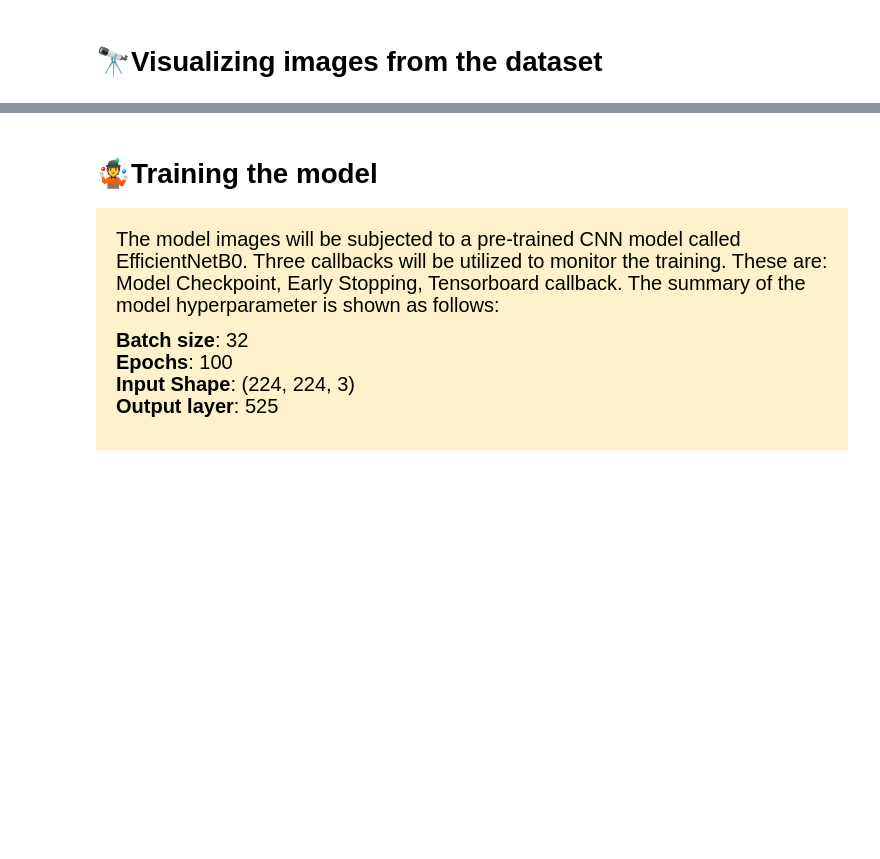
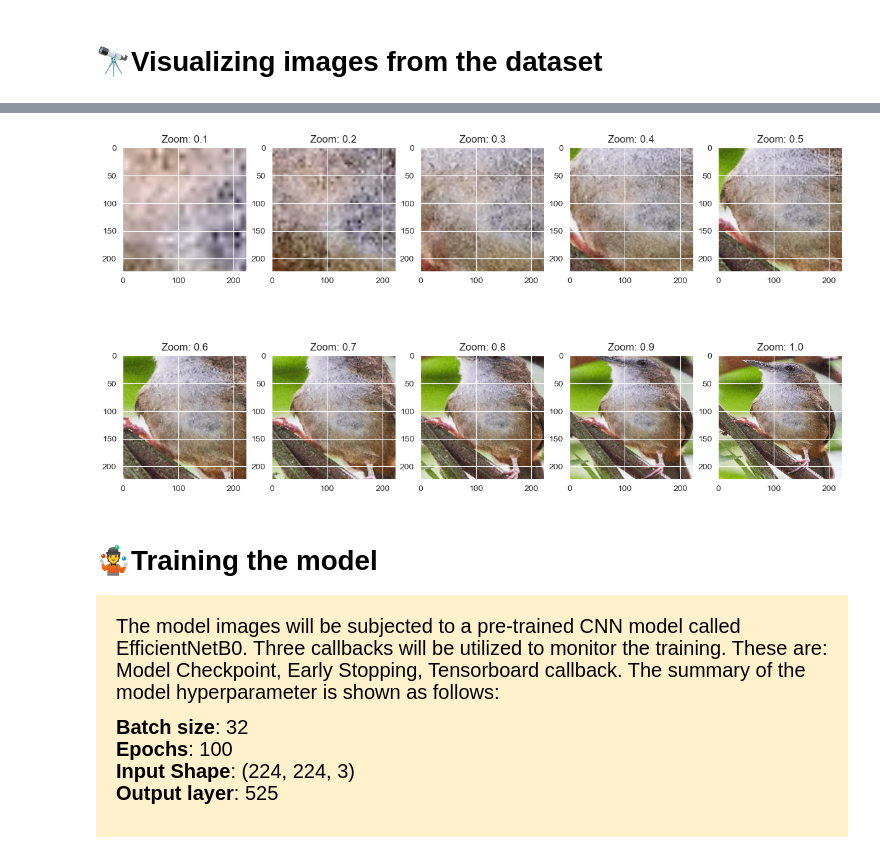
Before and after one commit to giladdanin10/birds, a Jupyter notebook: bird-classification-using-cnn-efficientnetb0.ipynb, the cells around one changed output, grey strips where cells are left out. Saved outputs shown, nothing was run; the diff lists cells and outputs as text; code cells hidden in the pictures; blank space fills up the shorter version.

```diff
--- a/bird-classification-using-cnn-efficientnetb0.ipynb
+++ b/bird-classification-using-cnn-efficientnetb0.ipynb
@@ -334,34 +244,36 @@ augumented_images = image_generator.flow(sample_image_expanded,batch_size=1)
 # # Create an ImageDataGenerator with zoom range
 datagen = ImageDataGenerator(
     zoom_range=0.2  # Adjust the zoom range as needed
 )
 
 zoom_range = zoom_range = (0.1, 1.0)
 
 datagen = ImageDataGenerator(
     zoom_range=zoom_range
 )
 
 
 # # Load a sample image
 # image_path = "path/to/your/image.jpg"  # Replace with the path to your image
 # img = tf.keras.preprocessing.image.load_img(image_path)
-img = sample_image
+img = birds.get_image(image_df,1)
 # img_array = tf.keras.preprocessing.image.img_to_array(img)
 img_array = np.expand_dims(img, axis=0)  # Add batch dimension
 
 # Generate augmented images for each zoom level
 num_zoom_levels = 10  # You can adjust the number of zoom levels
 zoom_values = np.linspace(zoom_range[0], zoom_range[1], num_zoom_levels)
 
 plt.figure(figsize=(15, 8))
 
 for i, zoom_factor in enumerate(zoom_values):
     datagen.zoom_range = (zoom_factor, zoom_factor)
     augmented_img = datagen.random_transform(img_array[0])
     plt.subplot(2, 5, i + 1)
     plt.imshow(tf.keras.preprocessing.image.array_to_img(augmented_img))
     plt.title(f'Zoom: {zoom_factor:.1f}')
+# %% [output]
+[figure, added]
 # %% [markdown]
 # 🤹Training the model
 <div style="background-color:#fff1cc; padding: 20px;">
```
Also changed, not shown: parts of 31 cells of this notebook.
